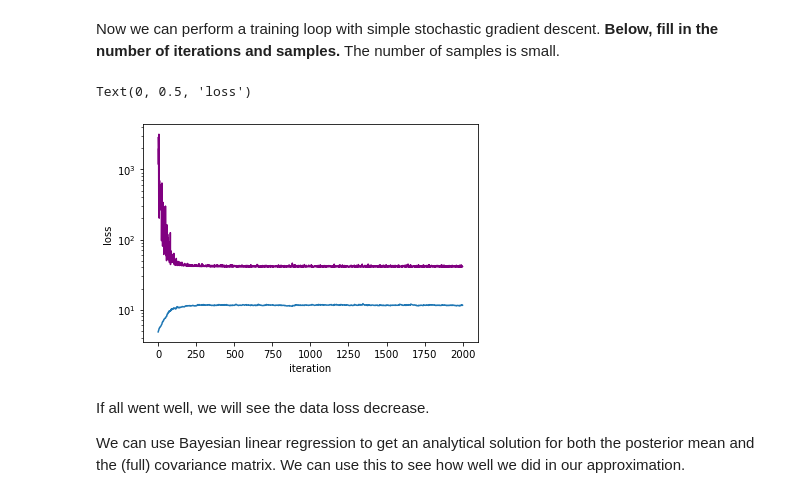
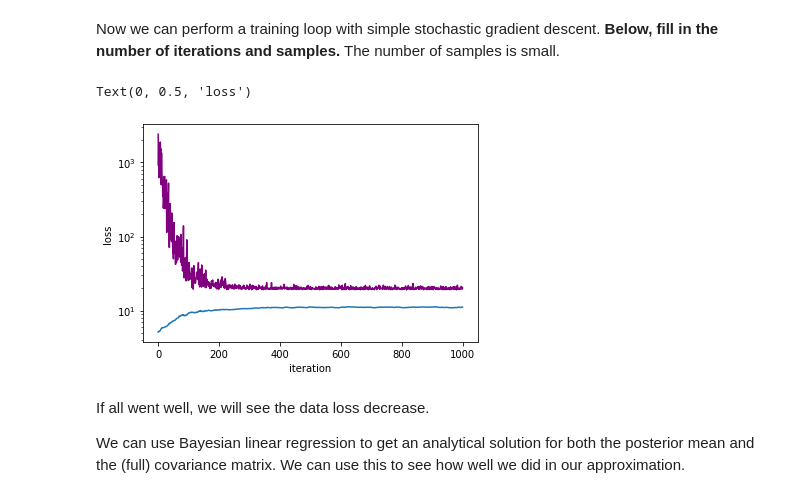
Before and after one commit to UMT-CSCI-591-Deep-Learning-2022/Week_15_VI, a Jupyter notebook: vi_linear_regression.ipynb, the cells around one changed output. Cells and saved outputs as stored; diff of their text form; code cells hidden in the pictures.

```diff
--- a/vi_linear_regression.ipynb
+++ b/vi_linear_regression.ipynb
@@ -22,7 +22,7 @@ import seaborn as sns
 **Fill in the number of data points below.** Keep this number $\leq 50$ for ideal visualization.
 # %%
 # Number of datapoints
-n = # TODO
+n = 30
 
 # evenly spaced features
 x_train = torch.linspace(0,1,n)
@@ -37,7 +37,7 @@ W_true = torch.ones(2,1)
 sigma2_obs = 1e-2
 
 # Compute the true y and corrupt with noise
-y_true = # TODO: Hint, need "@"
+y_true = Phi @ W_true
 noise = torch.randn(n,1)*np.sqrt(sigma2_obs)
 y_train = y_true + noise
 # %% [markdown]
@@ -100,14 +109,12 @@ $$
 with $\mathbf{w}_j \sim q(\mathbf{w})$ and $p(\mathbf{w})$ the prior defined above.  Thus we need a log-likelihood and a function that computes the (analytical) KL distribution between two diagonal normals.
 # %%
 def log_likelihood(y_pred,y_obs,sigma2_obs):
-    # TODO: Based on arguments, how would you calculate log likelihood?
-    return
-
+    return n/2*np.sqrt(2*np.pi*sigma2_obs) + 0.5/sigma2_obs*torch.sum((y_pred - y_obs)**2)
 
 def kl_gaussian_diagonal(mu_post,mu_prior,sigma2_post,sigma2_prior):
     k = len(mu_post)
-    log_det_ratio = # TODO: Calculate KL (see equation below)
-    sse = # TODO: Calculate sum squared error between the post and prior
+    log_det_ratio = torch.log(sigma2_prior).sum() - torch.log(sigma2_post).sum()
+    sse = torch.sum((mu_post - mu_prior)**2/sigma2_prior)
     trace = (sigma2_post/sigma2_prior).sum()
     return 0.5*(log_det_ratio - k + sse + trace)
 # %% [markdown]
@@ -115,13 +122,13 @@ def kl_gaussian_diagonal(mu_post,mu_prior,sigma2_post,sigma2_prior):
 # %% [markdown]
 Now we can perform a training loop with simple stochastic gradient descent. **Below, fill in the number of iterations and samples.** The number of samples is small.
 # %%
-n_iterations = # TODO
+n_iterations = 1000
 
 # Number of likelihood evaluations for MC-approximation to data loss
 n_samples = 4
 
 # step size (this is annoying to tune: better to use ADAM)
-eta = # TODO
+eta = 1e-5
 
 data_losses = []
 kl_losses = []
@@ -134,40 +141,40 @@ for i in range(n_iterations):
     L_data = 0
     for j in range(n_samples):
         # Sample parameters
-        W = # TODO (Hint: need mu and sigma of posterior, and you'll want to draw a sample from the normal distribution here)
+        W = mu_post + torch.randn(2,1)*sigma_post
 
         # Compute forward model
-        y_pred = # TODO (Hint: you might find something in the first cell useful here.)
+        y_pred = Phi @ W
 
         # Update data loss
-        L_data = L_data + (1/n_samples) * #TODO: What calculation goes after the "*"?
+        L_data = L_data + log_likelihood(y_pred,y_train,sigma2_obs)/n_samples
 
 
     # Compute KL-loss (prior)
-    L_kl = # TODO (You already completed this function. Don't forget to square sigma!)
+    L_kl = kl_gaussian_diagonal(mu_post,mu_prior,sigma_post**2,sigma2_prior)
 
     L = L_data + L_kl
     L.backward()
 
     data_losses.append(L_data.detach())
     kl_losses.append(L_kl.detach())
 
     # Gradient descent
     with torch.no_grad():
         # For below, dont forget about the `.grad` attribute on torch tensors
-        mu_post -= # TODO: Descend the posterior's mu gradient
-        sigma_post -= # TODO: Descend the posterior's sigma gradient
+        mu_post -= eta*mu_post.grad
+        sigma_post -= eta*sigma_post.grad
     mu_post.grad = None # This is supposed to be None! Don't change
     sigma_post.grad = None # This is supposed to be None! Don't change
 
 # Plot convergence
 plt.semilogy(data_losses, color='purple')
 plt.semilogy(kl_losses)
 plt.xlabel('iteration')
 plt.ylabel('loss')
 # %% [output]
 Text(0, 0.5, 'loss')
-[figure, old version]
+[figure, new version]
 # %% [markdown]
 If all went well, we will see the data loss decrease.
 
```
Also changed, not shown: parts of 11 cells of this notebook, 1 other file.
